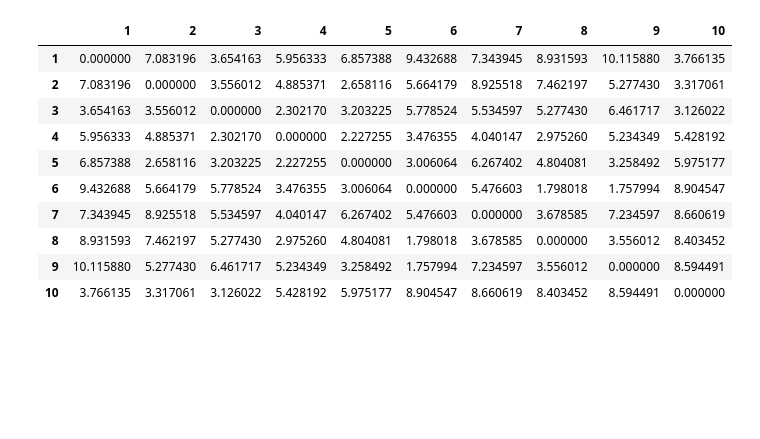
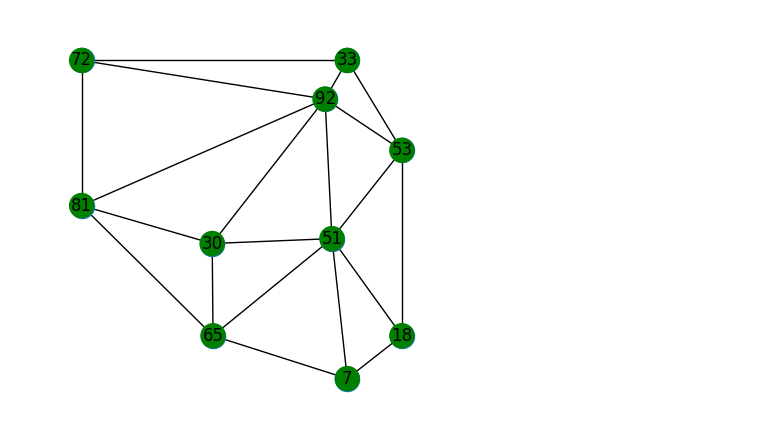
Before and after one commit to sassani/CVRPLIB, a Jupyter notebook: main.ipynb, the cells around one changed output. Drawn from its saved outputs; the diff is of its cells as text; code cells hidden in the pictures; blank space fills up the shorter version.

```diff
--- a/main.ipynb
+++ b/main.ipynb
@@ -61,16 +26,4 @@ paths
-# %%
-lengths = map.shortest_length_matrix()
-lengths = pd.DataFrame.from_dict(lengths).sort_index()
-lengths
-# %% [output]
-|  | 1 | 2 | 3 | 4 | 5 | 6 | 7 | 8 | 9 | 10 |
-| 1 | 0.000000 | 7.083196 | 3.654163 | 5.956333 | 6.857388 | 9.432688 | 7.343945 | 8.931593 | 10.115880 | 3.766135 |
-| 2 | 7.083196 | 0.000000 | 3.556012 | 4.885371 | 2.658116 | 5.664179 | 8.925518 | 7.462197 | 5.277430 | 3.317061 |
-| 3 | 3.654163 | 3.556012 | 0.000000 | 2.302170 | 3.203225 | 5.778524 | 5.534597 | 5.277430 | 6.461717 | 3.126022 |
-| 4 | 5.956333 | 4.885371 | 2.302170 | 0.000000 | 2.227255 | 3.476355 | 4.040147 | 2.975260 | 5.234349 | 5.428192 |
-| 5 | 6.857388 | 2.658116 | 3.203225 | 2.227255 | 0.000000 | 3.006064 | 6.267402 | 4.804081 | 3.258492 | 5.975177 |
-| 6 | 9.432688 | 5.664179 | 5.778524 | 3.476355 | 3.006064 | 0.000000 | 5.476603 | 1.798018 | 1.757994 | 8.904547 |
-| 7 | 7.343945 | 8.925518 | 5.534597 | 4.040147 | 6.267402 | 5.476603 | 0.000000 | 3.678585 | 7.234597 | 8.660619 |
-| 8 | 8.931593 | 7.462197 | 5.277430 | 2.975260 | 4.804081 | 1.798018 | 3.678585 | 0.000000 | 3.556012 | 8.403452 |
-| 9 | 10.115880 | 5.277430 | 6.461717 | 5.234349 | 3.258492 | 1.757994 | 7.234597 | 3.556012 | 0.000000 | 8.594491 |
-| 10 | 3.766135 | 3.317061 | 3.126022 | 5.428192 | 5.975177 | 8.904547 | 8.660619 | 8.403452 | 8.594491 | 0.000000 |
+# %%
+map.draw(show_demands=True, size=(5,5))
+# %% [output]
+[figure, added]
```
Also changed, not shown: parts of 7 cells of this notebook, 4 other files.
